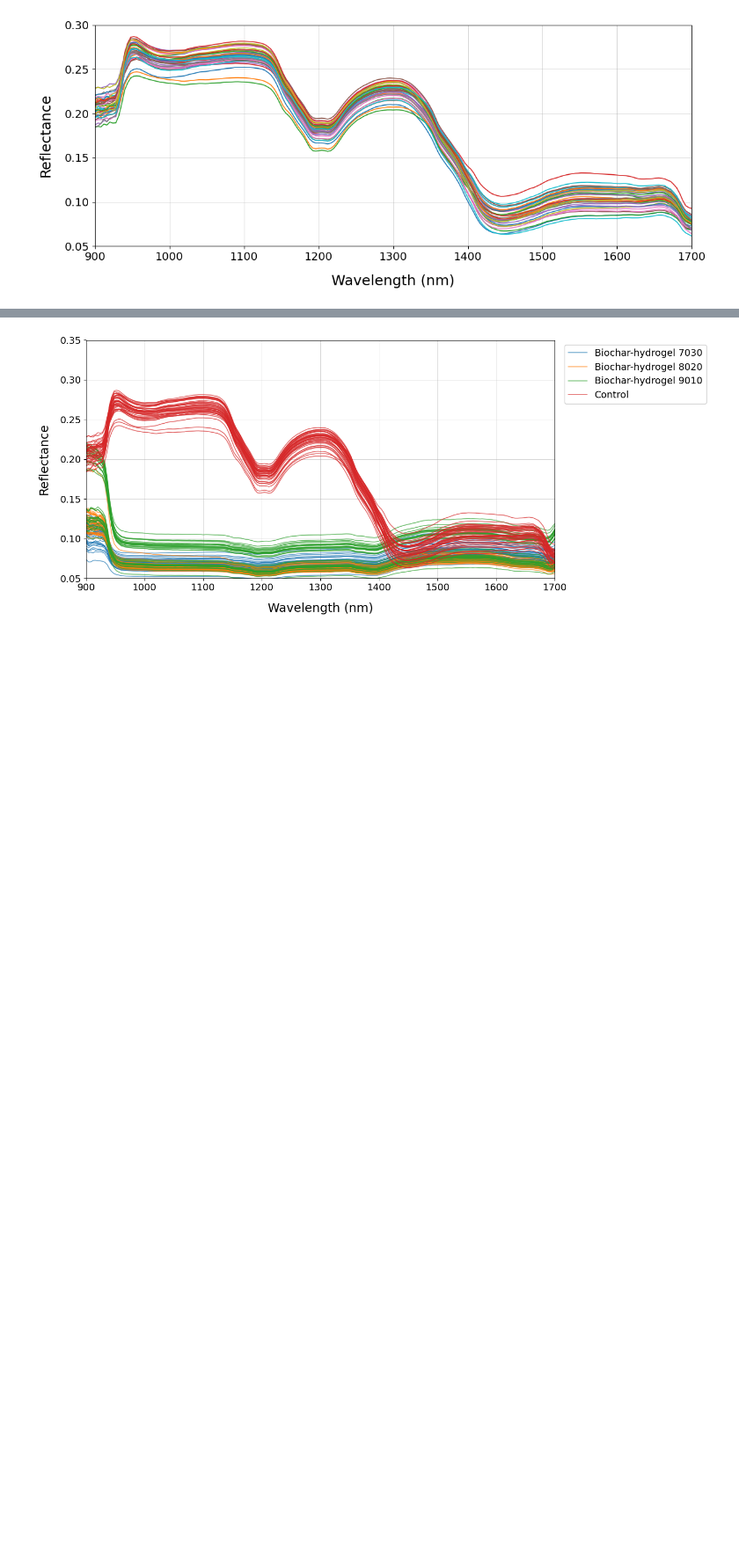
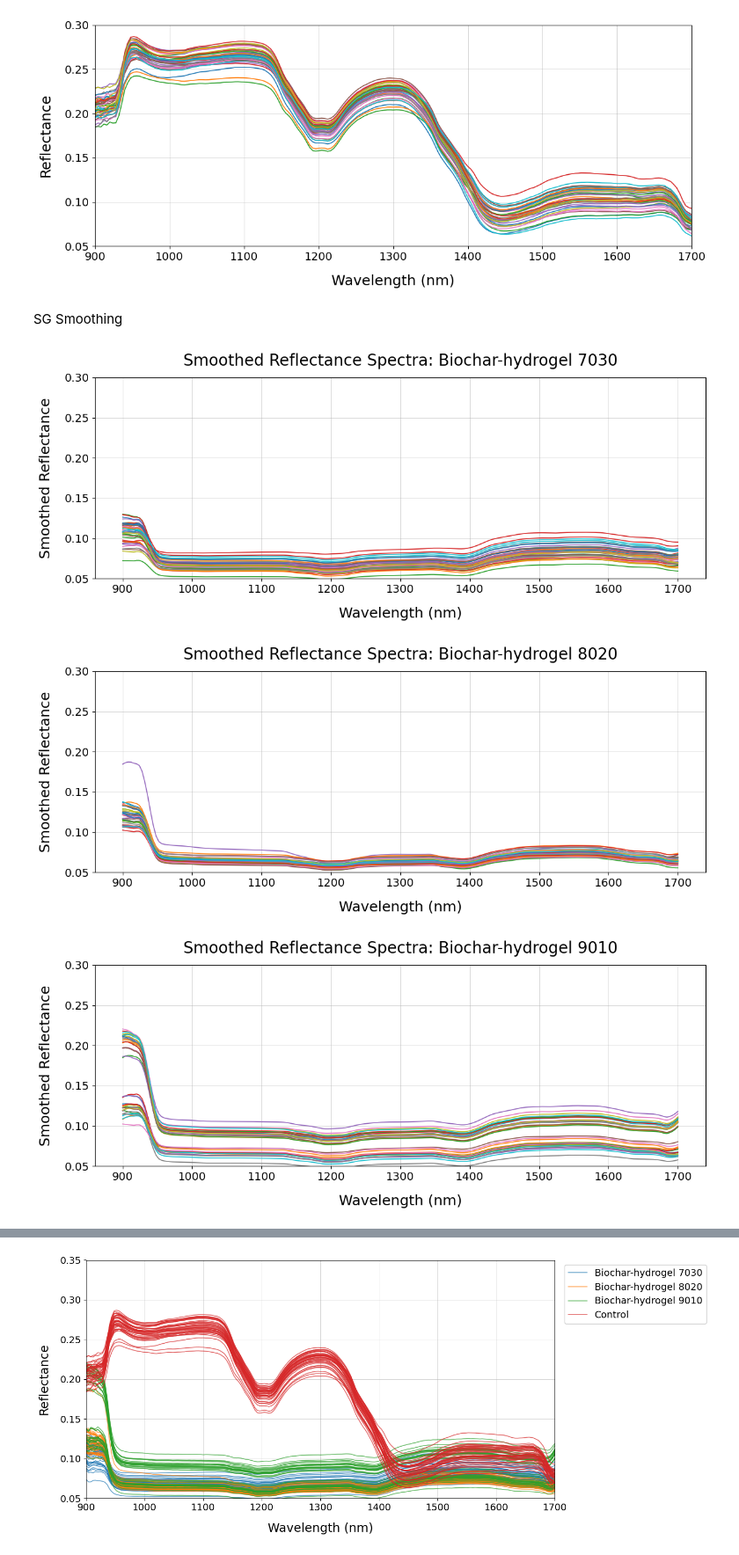
Before and after one commit to ashish-reddy26/HyperSpec, a Jupyter notebook: biochar_notebooks/analysis.ipynb, the cells around one changed output, grey strips where cells are left out. Shown at 88% size. Drawn from its saved outputs; the diff is of its cells as text; code cells hidden in the pictures; blank space fills up the shorter version.

```diff
--- a/biochar_notebooks/analysis.ipynb
+++ b/biochar_notebooks/analysis.ipynb
@@ -590,3 +697,60 @@ for group in unique_groups:
 [figure]
 [figure]
 [figure]
+# %% [markdown]
+SG Smoothing
+# %%
+import matplotlib.pyplot as plt
+import pandas as pd
+import numpy as np
+from scipy.signal import savgol_filter
+
+# Extract wavelengths
+wavelengths = df.columns[2:203].astype(float)
+
+# Get a list of all unique groups in your dataset (e.g., '7030', '8020', '9010', 'control')
+unique_groups = df['Group'].unique()
+
+# Loop through each unique group to create a separate plot
+for group in unique_groups:
+
+    # Filter the dataframe to only include rows for the current group
+    group_df = df[df['Group'] == group]
+
+    # Extract raw data as a NumPy array
+    raw_data = group_df.iloc[:, 2:203].to_numpy()
+
+    # Apply Savitzky-Golay filter (window_length=9, polyorder=2) across wavelengths (axis=1)
+    smoothed_data = savgol_filter(raw_data, window_length=9, polyorder=2, axis=1, deriv=0)
+
+    plt.figure(figsize=(12, 5))
+
+    # Plot each smoothed sample within this specific group
+    for i in range(len(smoothed_data)):
+        # We drop the label parameter here to avoid a legend with 40 identical entries
+        plt.plot(wavelengths, smoothed_data[i], linewidth=1.2)
+
+    # plt.xlim(900, 1700)
+    plt.ylim(0.05, 0.30)
+
+    # Add a title to clearly identify the group
+    plt.title(f'Smoothed Reflectance Spectra: {group}', fontsize=20, pad=15)
+
+    plt.xlabel('Wavelength (nm)', fontsize=18, labelpad=15)
+    plt.ylabel('Smoothed Reflectance', fontsize=18, labelpad=15)
+
+    plt.xticks(fontsize=14)
+    plt.yticks(fontsize=14)
+
+    plt.grid(True, which='both', linestyle='-', linewidth=0.5, alpha=0.7)
+
+    plt.tight_layout()
+
+    # Save each plot with the group name in the filename
+    # plt.savefig(f'C:/Users/baolab/Downloads/biochar_reflectance_data/figures/sg-smoothed/spectral_plot_{group}.png', dpi=300, bbox_inches='tight')
+
+    plt.show()
+# %% [output]
+[figure, added]
+[figure, added]
+[figure, added]
```
Also changed, not shown: parts of 8 cells of this notebook.
